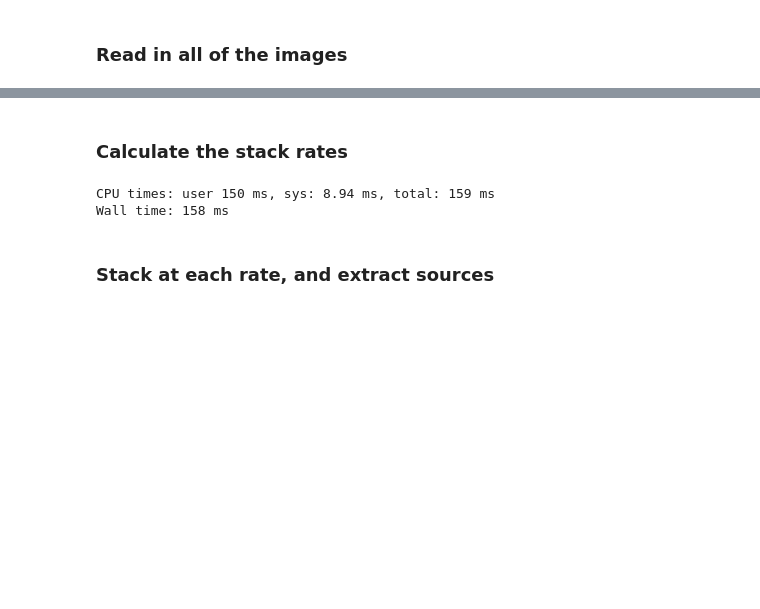
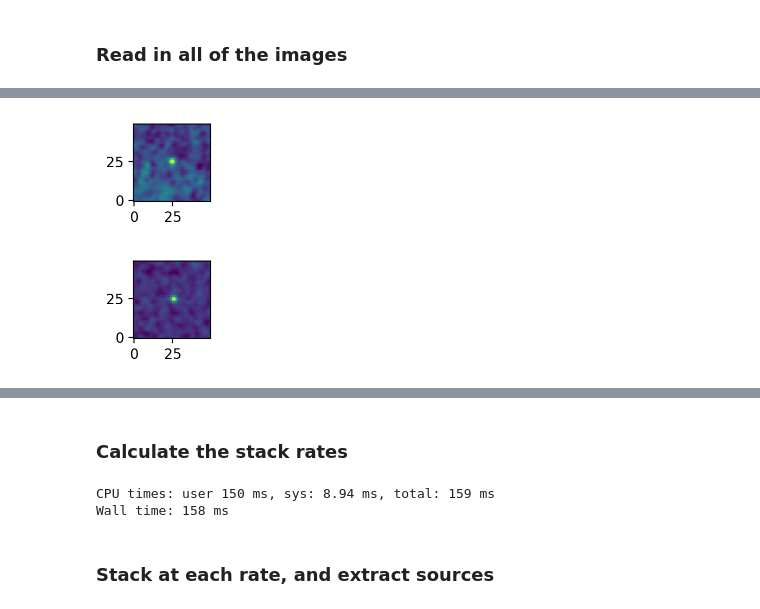
Before and after one commit to kjnapier/heliostack, a Jupyter notebook: notebooks/stack.ipynb, the cells around one changed output, grey strips where cells are left out. Drawn from its saved outputs; the diff is of its cells as text; code cells hidden in the pictures; blank space fills up the shorter version.

Commit message:
more source extraction work

```diff
--- a/notebooks/stack.ipynb
+++ b/notebooks/stack.ipynb
@@ -53,6 +60,7 @@ def ingest_image(image_path, weight_path, device) -> Image:
     return image
 # %%
-root = '/nfs/deep/diffim_distant/B1d/20201019/CCD1'
+#root = '/nfs/deep/diffim_distant/B1d/20201019/CCD1'
+root = '/Users/kjnapier/Desktop/research/data/jts/B1a/20201018/CCD5/'
 
 image_paths = list(pathlib.Path(root).glob('*.diff.rescale.fits.fz'))
 weight_paths = list(pathlib.Path(root).glob('*.diff.weight.fits.fz'))
@@ -61,4 +69,4 @@ assert len(image_paths) == len(weight_paths)
 # read in the images
 images = []
 for i, w in zip(image_paths, weight_paths):
-    images.append(ingest_image(i, w, device))
+    images.append(ingest_image(i, w, device, dtype))
@@ -79,0 +73,25 @@ import sep
+# %%
+def extract(s, threshold=2.0, min_area=3):
+
+    ys, xs = torch.where(s > threshold)
+    points = np.array([xs.cpu().numpy(), ys.cpu().numpy()]).T
+    clustering = DBSCAN(eps=1, min_samples=min_area, algorithm='ball_tree').fit(points)
+    keep = clustering.labels_ > 0
+    unique_labels = set(clustering.labels_[keep])
+    xs = xs[keep]
+    ys = ys[keep]
+    points = points[keep]
+
+    x_c = []
+    y_c = []
+    snr = []
+    for k in unique_labels:
+        class_member_mask = (clustering.labels_[keep] == k)
+        x, y = np.mean(xs[class_member_mask].tolist()), np.mean(ys[class_member_mask].tolist())
+        x_c.append(x)
+        y_c.append(y)
+
+    return x_c, y_c
+# %%
+%%time
+s = stack(images)
@@ -79,0 +101,3 @@ import sep
+# %%
+%%time
+xs, ys = extract(s, threshold=2, min_area=2)
@@ -79,0 +113,9 @@ import sep
+# %%
+for x, y in zip(xs, ys):
+    fig, ax = plt.subplots(figsize=(1, 1))
+    x = int(x)
+    y = int(y)
+    ax.imshow(s[y-25:y+25, x-25:x+25].cpu().numpy(), origin='lower')
+# %% [output]
+[figure, added]
+[figure, added]
```
Also changed, not shown: parts of 11 cells of this notebook, 7 other files.
